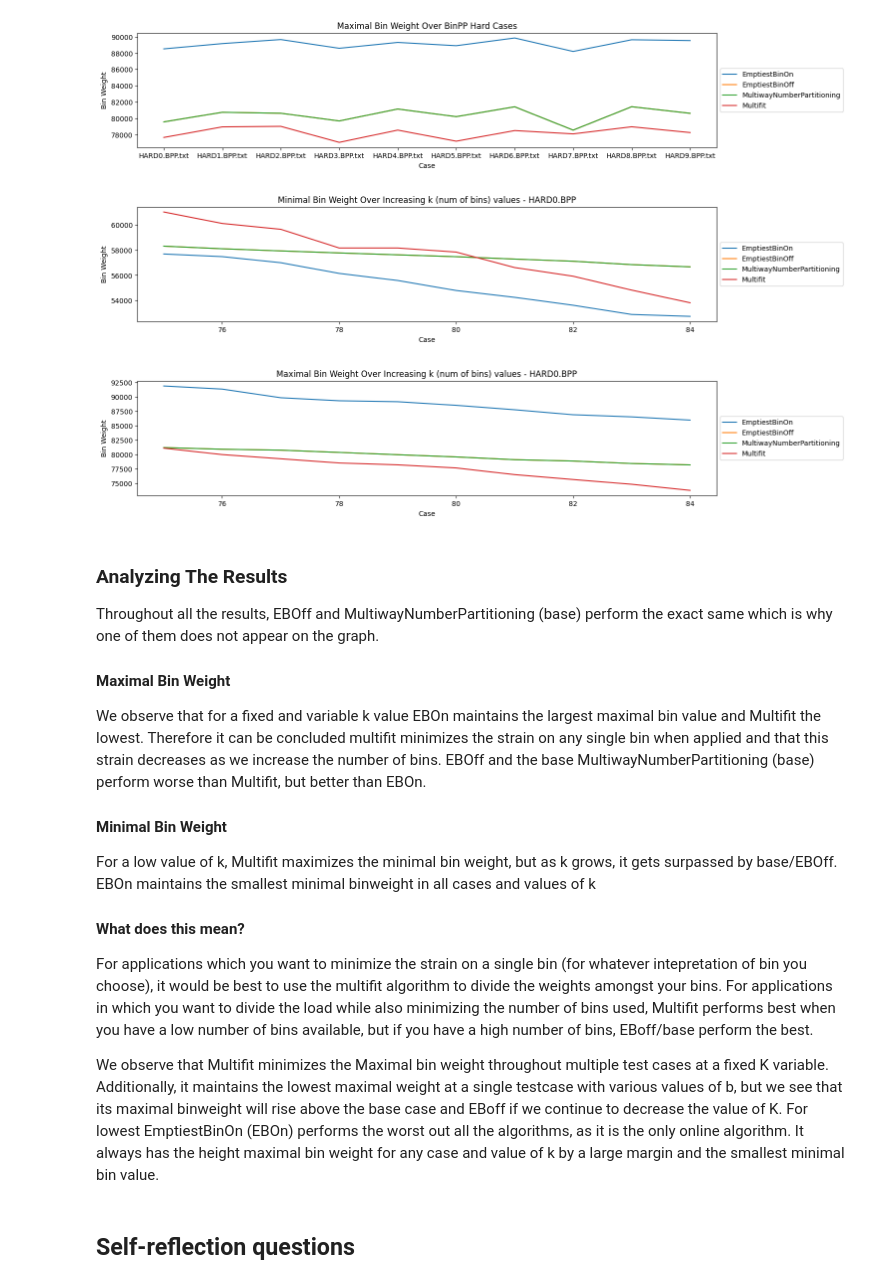
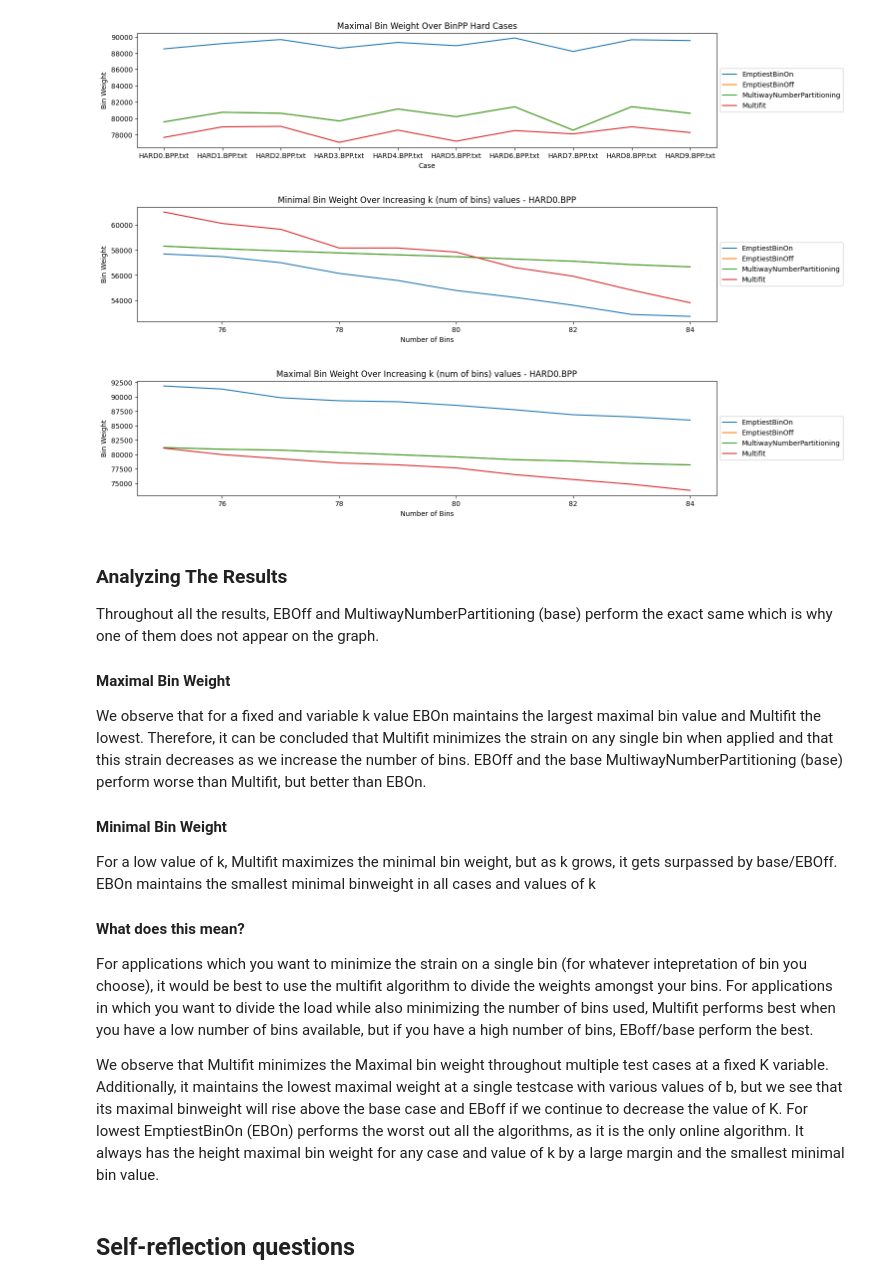
Before and after one commit to jinalkast/Bin-Packing, a Jupyter notebook: report.ipynb, the cells around one changed output. Drawn from its saved outputs; the diff is of its cells as text; code cells hidden in the pictures.

```diff
--- a/report.ipynb
+++ b/report.ipynb
@@ -408,35 +408,35 @@ plt.show()
 # %%
 plt.figure(figsize=(15,3))
 
 for i in min_var:
     plt.plot([j for j in min_var[i]], min_var[i].values(), label = i)
 
-plt.xlabel('Case')
+plt.xlabel('Number of Bins')
 plt.ylabel('Bin Weight')
 plt.title('Minimal Bin Weight Over Increasing k (num of bins) values - HARD0.BPP')
 plt.legend(loc='center left', bbox_to_anchor=(1, 0.5))
 plt.show()
 # %% [output]
-[figure, old version]
+[figure, new version]
 # %%
 plt.figure(figsize=(15,3))
 
 for i in max_var:
     plt.plot([j for j in max_var[i]], max_var[i].values(), label = i)
 
-plt.xlabel('Case')
+plt.xlabel('Number of Bins')
 plt.ylabel('Bin Weight')
 plt.title('Maximal Bin Weight Over Increasing k (num of bins) values - HARD0.BPP')
 plt.legend(loc='center left', bbox_to_anchor=(1, 0.5))
 plt.show()
 # %% [output]
-[figure, old version]
+[figure, new version]
 # %% [markdown]
 ### Analyzing The Results
 Throughout all the results, EBOff and MultiwayNumberPartitioning (base) perform the exact same which is why one of them does not appear on the graph.
 
 #### Maximal Bin Weight
-We observe that for a fixed and variable k value EBOn maintains the largest maximal bin value and Multifit the lowest. Therefore it can be concluded multifit minimizes the strain on any single bin when applied and that this strain decreases as we increase the number of bins. EBOff and the base MultiwayNumberPartitioning (base) perform worse than Multifit, but better than EBOn.
+We observe that for a fixed and variable k value EBOn maintains the largest maximal bin value and Multifit the lowest. Therefore, it can be concluded that Multifit minimizes the strain on any single bin when applied and that this strain decreases as we increase the number of bins. EBOff and the base MultiwayNumberPartitioning (base) perform worse than Multifit, but better than EBOn.
 
 #### Minimal Bin Weight
 For a low value of k, Multifit maximizes the minimal bin weight, but as k grows, it gets surpassed by base/EBOff. EBOn maintains the smallest minimal binweight in all cases and values of k
```
Also changed, not shown: parts of 1 cell of this notebook.
